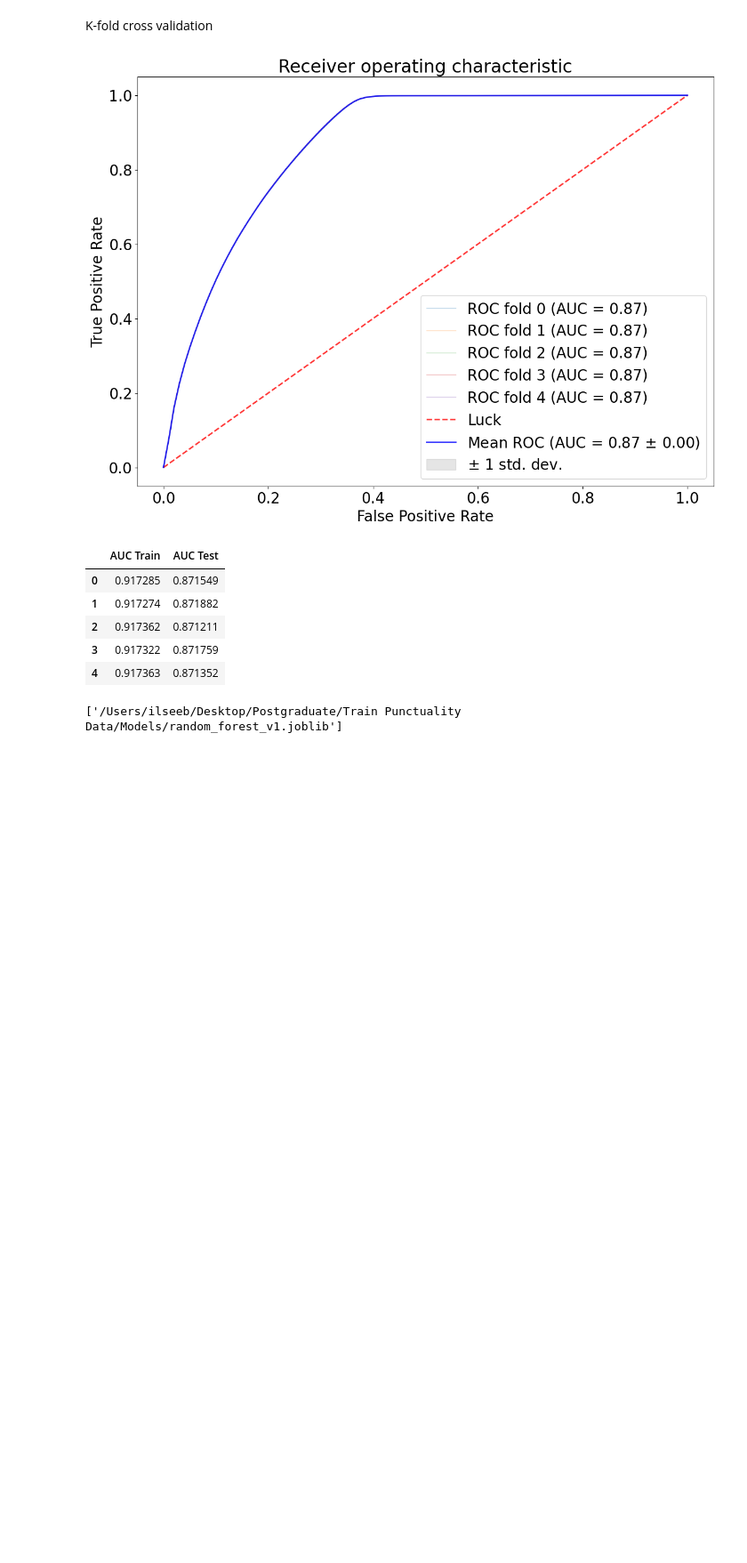
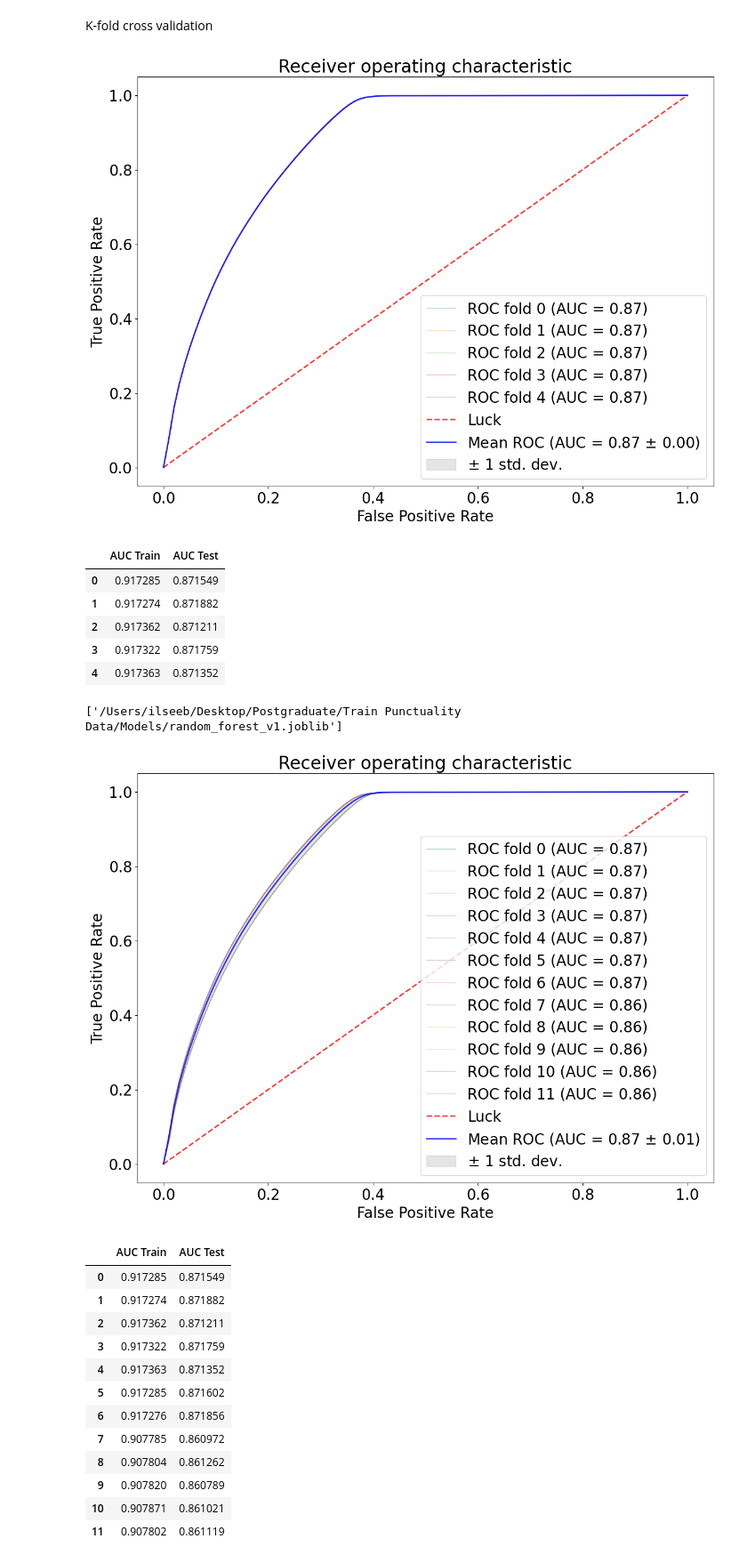
Before and after one commit to ilse-espino/train_delays_belgium, a Jupyter notebook: 6.1-random_forest_model.ipynb, the cells around one changed output. Shown at 89% size. Cells and saved outputs as stored; diff of their text form; code cells hidden in the pictures; blank space fills up the shorter version.

Commit message:
random forest second test

```diff
--- a/6.1-random_forest_model.ipynb
+++ b/6.1-random_forest_model.ipynb
@@ -130,3 +129,47 @@ import joblib
 joblib.dump(clf, "/Users/ilseeb/Desktop/Postgraduate/Train Punctuality Data/Models/random_forest_v1.joblib")
 # %% [output]
 ['/Users/ilseeb/Desktop/Postgraduate/Train Punctuality Data/Models/random_forest_v1.joblib']
+# %%
+# remove type of train
+X_train_v2 = X_train[['temperature', 'relative_humidity', 'wind_speed', 'wind_direction',
+       'month_APR', 'month_AUG', 'month_DEC', 'month_FEB', 'month_JAN',
+       'month_JUL', 'month_JUN', 'month_MAR', 'month_MAY', 'month_NOV',
+       'month_OCT', 'month_SEP', 'destination_region_BRUSSELS-CAPITAL REGION',
+       'destination_region_FLANDERS', 'destination_region_WALLONIA',
+       'departure_region_BRUSSELS-CAPITAL REGION', 'departure_region_FLANDERS',
+       'departure_region_WALLONIA', 'time_of_day_afternoon',
+       'time_of_day_morning', 'time_of_day_night', 'day_of_week_Friday',
+       'day_of_week_Monday', 'day_of_week_Saturday', 'day_of_week_Sunday',
+       'day_of_week_Thursday', 'day_of_week_Tuesday', 'day_of_week_Wednesday']]
+# %%
+def compute_roc_auc(index):
+    y_predict = clf.predict_proba(X_train_v2.iloc[index])[:,1]
+    fpr, tpr, thresholds = roc_curve(y_train.iloc[index], y_predict)
+    auc_score = auc(fpr, tpr)
+    return fpr, tpr, auc_score
+# %%
+for (train, test), i in zip(cv.split(X_train_v2, y_train), range(5)):
+    clf.fit(X_train_v2.iloc[train], y_train.iloc[train])
+    _, _, auc_score_train = compute_roc_auc(train)
+    fpr, tpr, auc_score = compute_roc_auc(test)
+    scores.append((auc_score_train, auc_score))
+    fprs.append(fpr)
+    tprs.append(tpr)
+
+plot_roc_curve(fprs, tprs);
+pd.DataFrame(scores, columns=['AUC Train', 'AUC Test'])
+# %% [output]
+[figure, added]
+|  | AUC Train | AUC Test |
+| 0 | 0.917285 | 0.871549 |
+| 1 | 0.917274 | 0.871882 |
+| 2 | 0.917362 | 0.871211 |
+| 3 | 0.917322 | 0.871759 |
+| 4 | 0.917363 | 0.871352 |
+| 5 | 0.917285 | 0.871602 |
+| 6 | 0.917276 | 0.871856 |
+| 7 | 0.907785 | 0.860972 |
+| 8 | 0.907804 | 0.861262 |
+| 9 | 0.907820 | 0.860789 |
+| 10 | 0.907871 | 0.861021 |
+| 11 | 0.907802 | 0.861119 |
```
Also changed, not shown: parts of 2 cells of this notebook.
